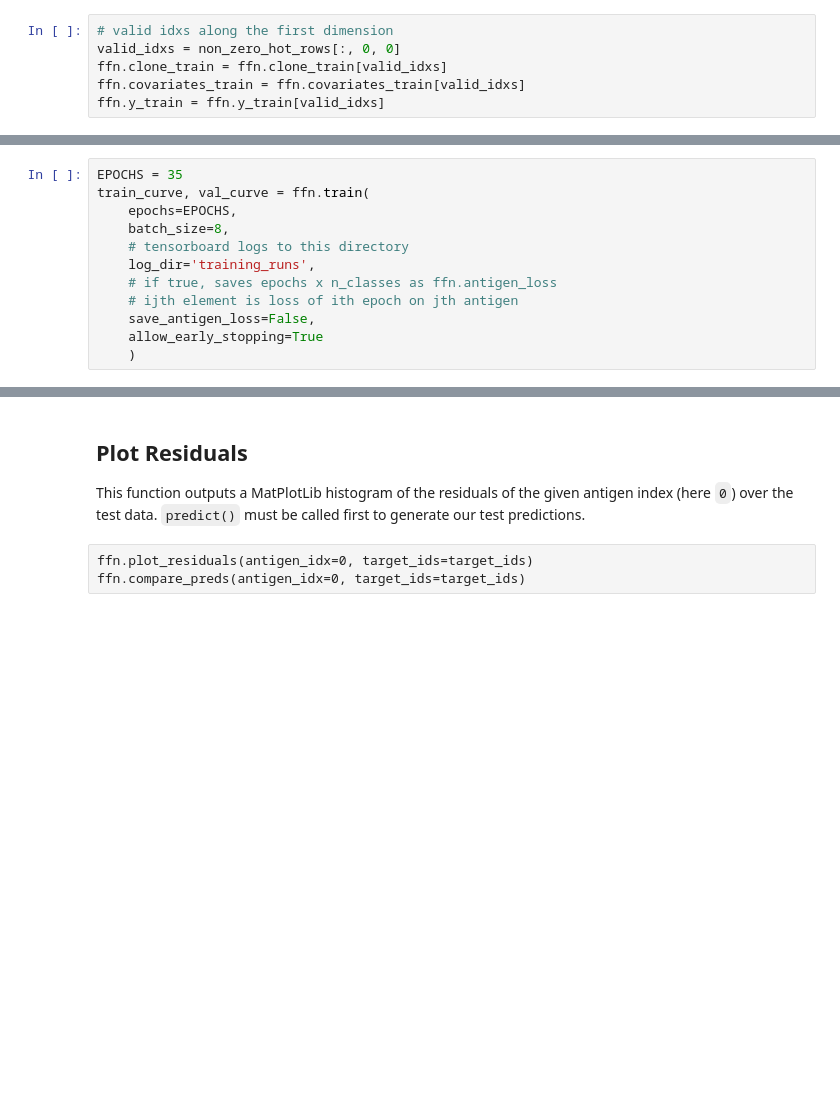
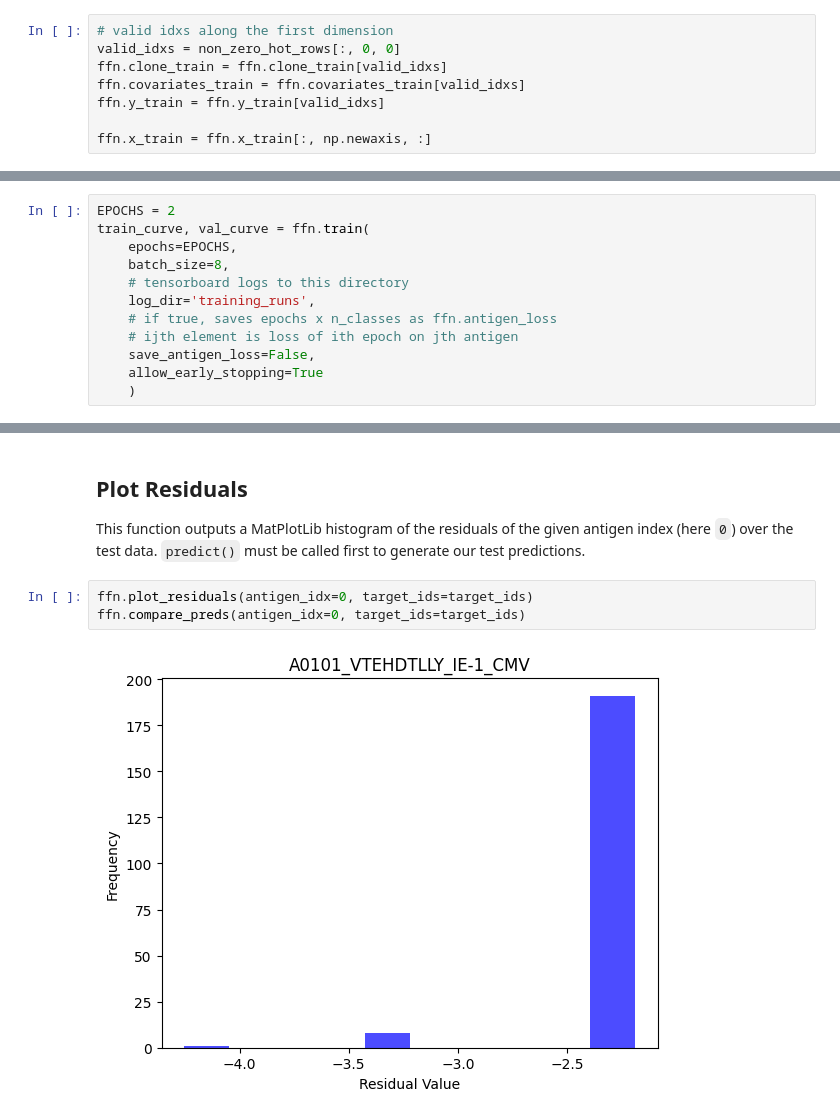
Before and after one commit to jboesen/tcellmatch, a Jupyter notebook: tutorials/10x_dataset_tutorial.ipynb, the cells around one changed output, grey strips where cells are left out. Saved outputs shown, nothing was run; the diff lists cells and outputs as text; blank space fills up the shorter version.

```diff
--- a/tutorials/10x_dataset_tutorial.ipynb
+++ b/tutorials/10x_dataset_tutorial.ipynb
@@ -294,6 +294,8 @@ valid_idxs = non_zero_hot_rows[:, 0, 0]
 ffn.clone_train = ffn.clone_train[valid_idxs]
 ffn.covariates_train = ffn.covariates_train[valid_idxs]
 ffn.y_train = ffn.y_train[valid_idxs]
+
+ffn.x_train = ffn.x_train[:, np.newaxis, :]
 # %% [markdown]
 The input consists of TCR CDR3 sequences and covariates. Covariates act as a additional information which will be concatenated with TCR CDR3 sequences during training. The target set is a binarized matrix which shows the binding between TCR CDR3 and antigens.
 # %%
@@ -412,7 +462,7 @@ else:
 # Train model
 Train this model for 2 epochs
 # %%
-EPOCHS = 35
+EPOCHS = 2
 train_curve, val_curve = ffn.train(
     epochs=EPOCHS,
     batch_size=8,
@@ -497,6 +559,8 @@ ffn2.predict()
 # %% [markdown]
 ## Plot Residuals
 This function outputs a MatPlotLib histogram of the residuals of the given antigen index (here `0`) over the test data. `predict()` must be called first to generate our test predictions.
-# %% [raw]
-ffn.plot_residuals(antigen_idx=0, target_ids=target_ids)
-ffn.compare_preds(antigen_idx=0, target_ids=target_ids)
+# %%
+ffn.plot_residuals(antigen_idx=0, target_ids=target_ids)
+ffn.compare_preds(antigen_idx=0, target_ids=target_ids)
+# %% [output]
+[figure, added]
```
Also changed, not shown: parts of 17 cells of this notebook, 3 other files.
